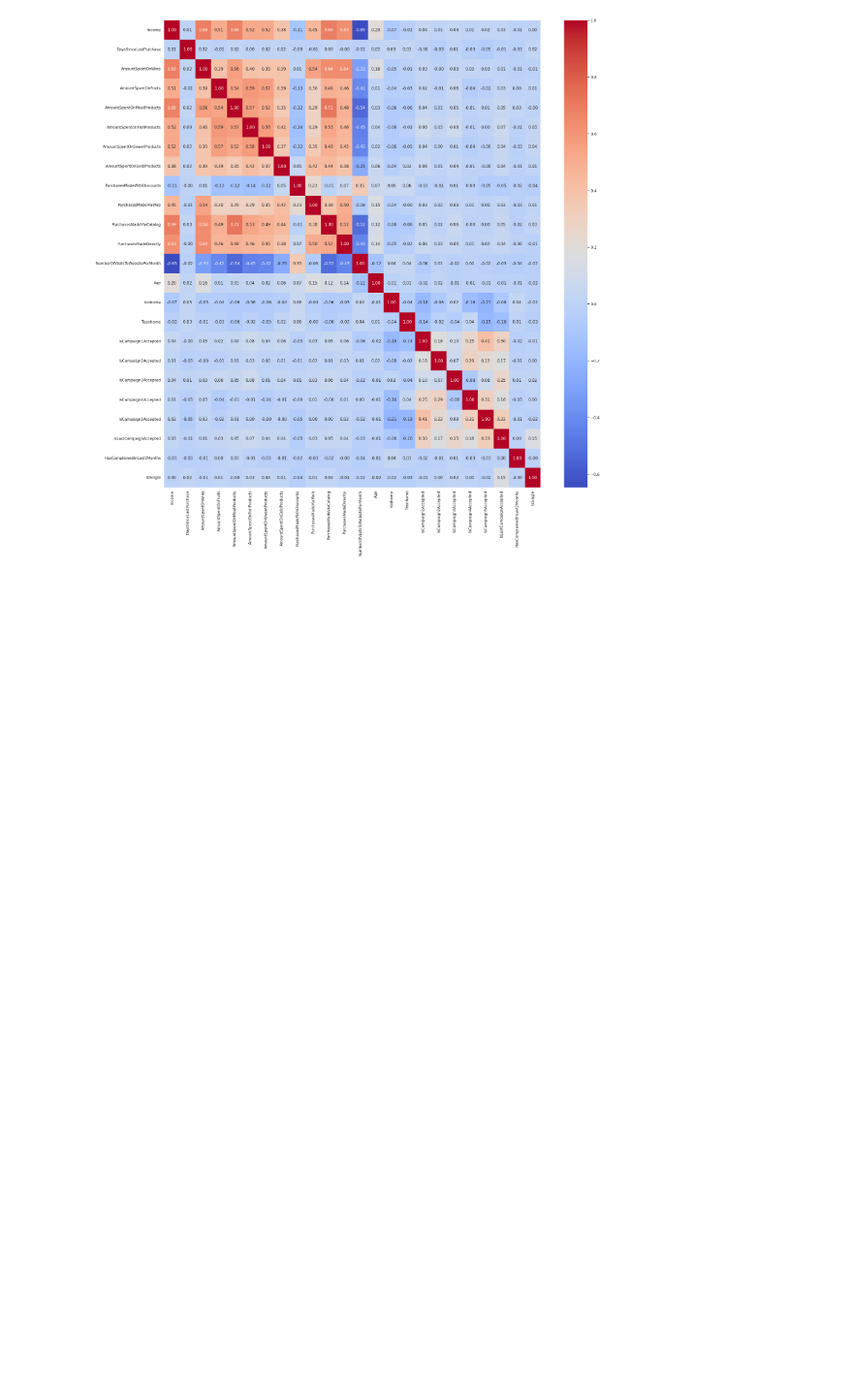
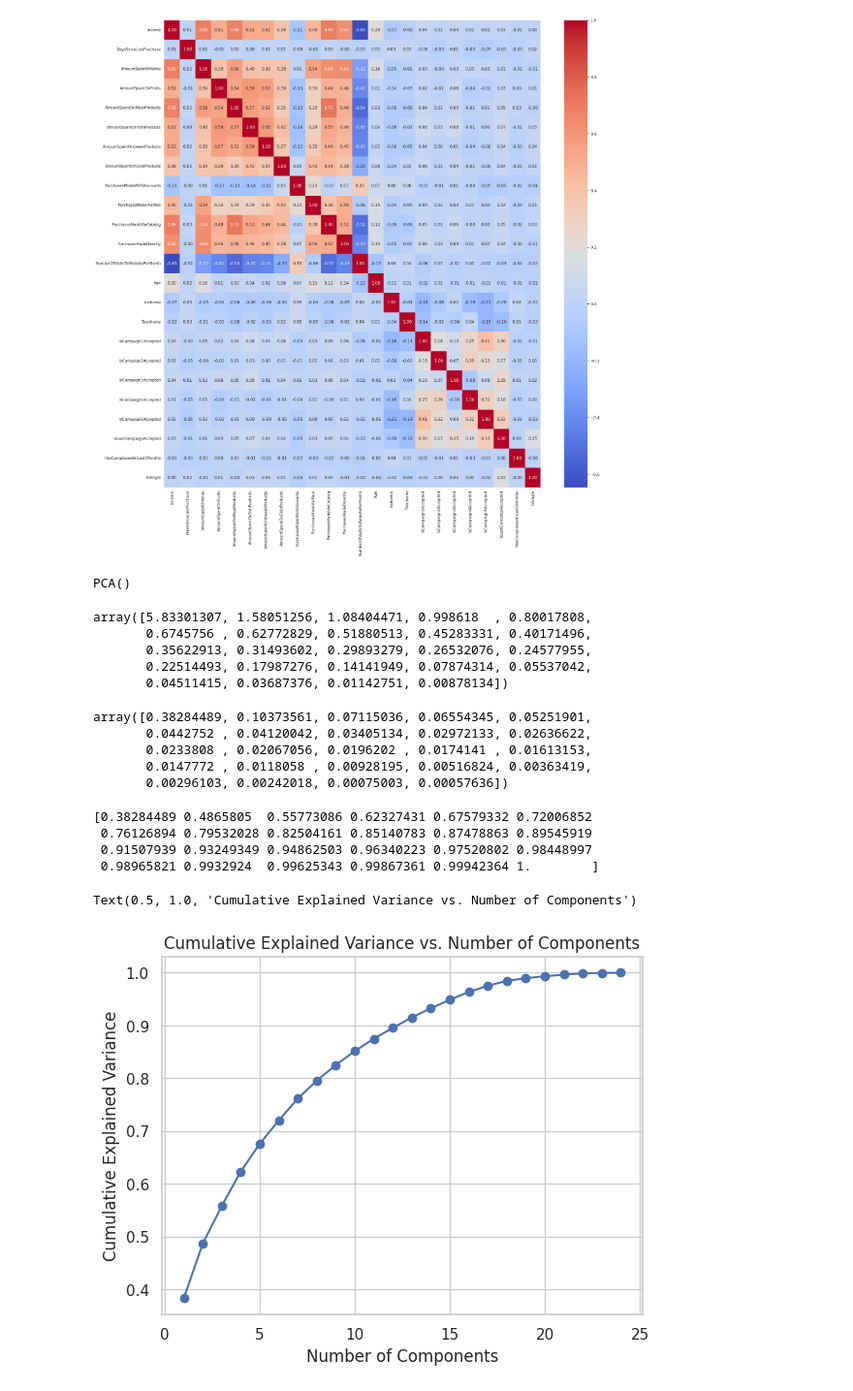
Before and after one commit to akshaykumar2972/POC2025, a Jupyter notebook: Customer_Personality_Analysis.ipynb, the cells around one changed output. Shown at 97% size. Drawn from its saved outputs; the diff is of its cells as text; code cells hidden in the pictures; blank space fills up the shorter version.

```diff
--- a/Customer_Personality_Analysis.ipynb
+++ b/Customer_Personality_Analysis.ipynb
@@ -662,3 +664,42 @@ sns.heatmap(df_final.corr(), annot=True, cmap='coolwarm', fmt=".2f")
 
 # # Step 7: Fill back the predictions
 # df.loc[df['Income'].isnull(), 'Income'] = predicted_income
+# %%
+X_scaled = df_final.copy()
+# %%
+pca = PCA()
+pca.fit(X_scaled)
+# %% [output]
+PCA()
+# %%
+pca.explained_variance_
+# %% [output]
+array([5.83301307, 1.58051256, 1.08404471, 0.998618  , 0.80017808,
+       0.6745756 , 0.62772829, 0.51880513, 0.45283331, 0.40171496,
+       0.35622913, 0.31493602, 0.29893279, 0.26532076, 0.24577955,
+       0.22514493, 0.17987276, 0.14141949, 0.07874314, 0.05537042,
+       0.04511415, 0.03687376, 0.01142751, 0.00878134])
+# %%
+pca.explained_variance_ratio_
+# %% [output]
+array([0.38284489, 0.10373561, 0.07115036, 0.06554345, 0.05251901,
+       0.0442752 , 0.04120042, 0.03405134, 0.02972133, 0.02636622,
+       0.0233808 , 0.02067056, 0.0196202 , 0.0174141 , 0.01613153,
+       0.0147772 , 0.0118058 , 0.00928195, 0.00516824, 0.00363419,
+       0.00296103, 0.00242018, 0.00075003, 0.00057636])
+# %%
+cumulative_variance = np.cumsum(pca.explained_variance_ratio_)
+print(cumulative_variance)
+# %% [output]
+[0.38284489 0.4865805  0.55773086 0.62327431 0.67579332 0.72006852
+ 0.76126894 0.79532028 0.82504161 0.85140783 0.87478863 0.89545919
+ 0.91507939 0.93249349 0.94862503 0.96340223 0.97520802 0.98448997
+ 0.98965821 0.9932924  0.99625343 0.99867361 0.99942364 1.        ]
+# %%
+plt.plot(range(1, len(cumulative_variance) + 1), cumulative_variance, marker='o', linestyle='-')
+plt.xlabel('Number of Components')
+plt.ylabel('Cumulative Explained Variance')
+plt.title('Cumulative Explained Variance vs. Number of Components')
+# %% [output]
+Text(0.5, 1.0, 'Cumulative Explained Variance vs. Number of Components')
+[figure, added]
```
Also changed, not shown: parts of 17 cells of this notebook.
